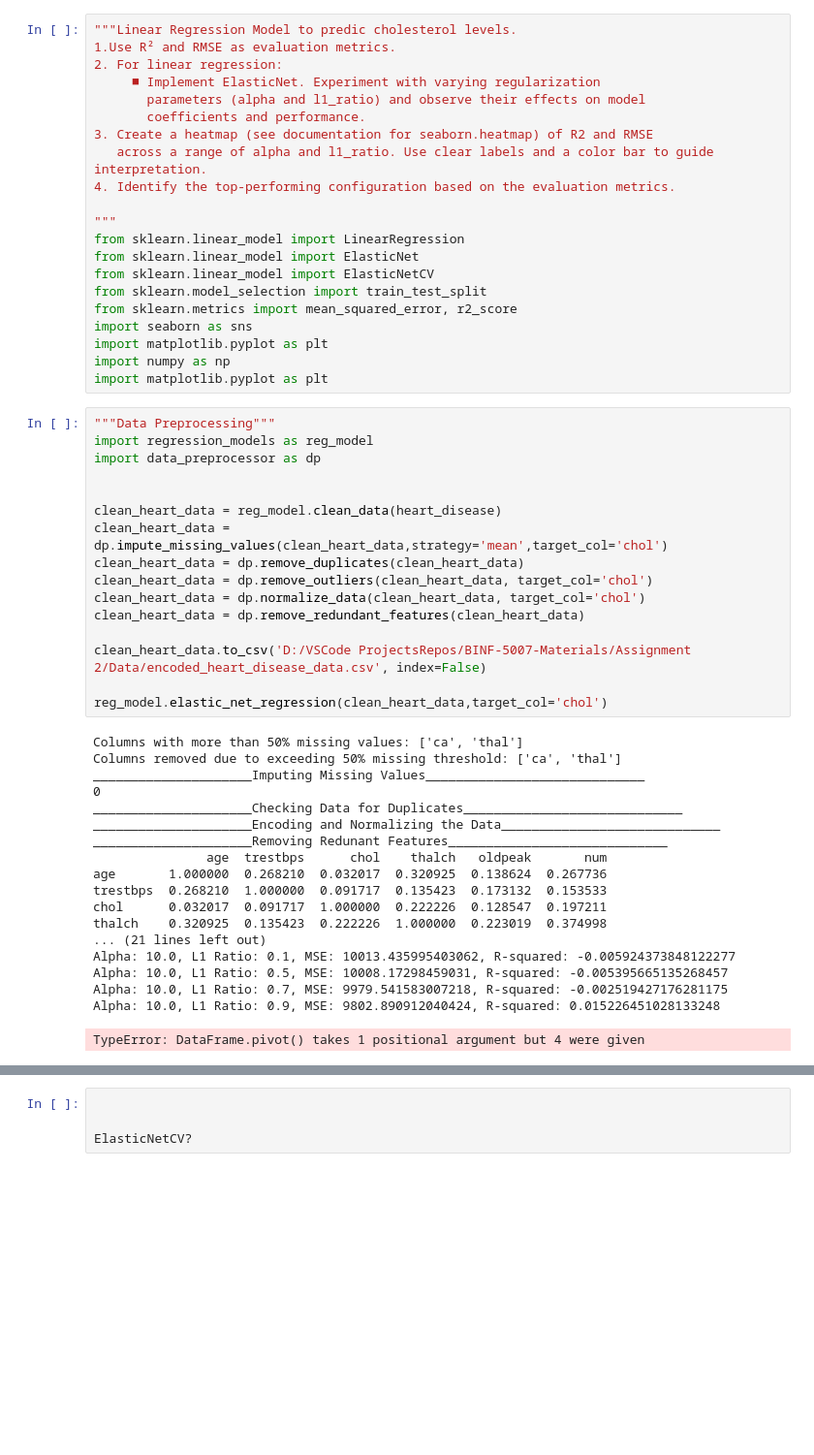
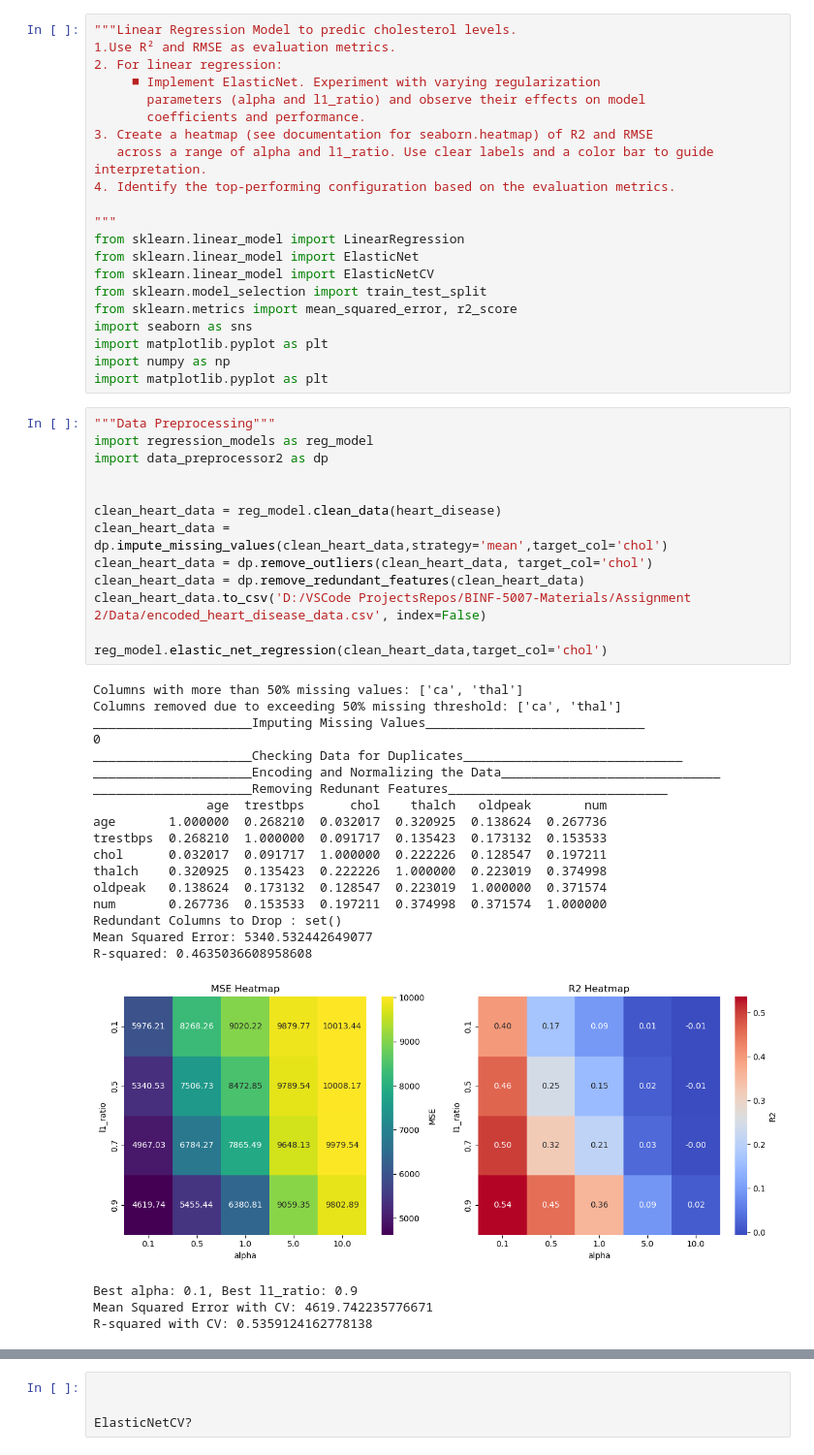
Before and after one commit to codewithprags/BINF-5007-Materials, a Jupyter notebook: Assignment 2/Scripts/main.ipynb, the cells around one changed output, grey strips where cells are left out. Shown at 97% size. Cells and saved outputs as stored; diff of their text form; blank space fills up the shorter version.

Commit message:
cleaning changes for assignment 2 and lab 6

```diff
--- a/Assignment 2/Scripts/main.ipynb
+++ b/Assignment 2/Scripts/main.ipynb
@@ -55,35 +55,35 @@ import matplotlib.pyplot as plt
 # %%
 """Data Preprocessing"""
 import regression_models as reg_model
-import data_preprocessor as dp
+import data_preprocessor2 as dp
 
 
 clean_heart_data = reg_model.clean_data(heart_disease)
 clean_heart_data = dp.impute_missing_values(clean_heart_data,strategy='mean',target_col='chol')
-clean_heart_data = dp.remove_duplicates(clean_heart_data)
 clean_heart_data = dp.remove_outliers(clean_heart_data, target_col='chol')
-clean_heart_data = dp.normalize_data(clean_heart_data, target_col='chol')
 clean_heart_data = dp.remove_redundant_features(clean_heart_data)
-
 clean_heart_data.to_csv('D:/VSCode ProjectsRepos/BINF-5007-Materials/Assignment 2/Data/encoded_heart_disease_data.csv', index=False)
 
 reg_model.elastic_net_regression(clean_heart_data,target_col='chol')
 # %% [output]
 Columns with more than 50% missing values: ['ca', 'thal']
 Columns removed due to exceeding 50% missing threshold: ['ca', 'thal']
 _____________________Imputing Missing Values_____________________________
 0
 _____________________Checking Data for Duplicates_____________________________
 _____________________Encoding and Normalizing the Data_____________________________
 _____________________Removing Redunant Features_____________________________
                age  trestbps      chol    thalch   oldpeak       num
 age       1.000000  0.268210  0.032017  0.320925  0.138624  0.267736
 trestbps  0.268210  1.000000  0.091717  0.135423  0.173132  0.153533
 chol      0.032017  0.091717  1.000000  0.222226  0.128547  0.197211
 thalch    0.320925  0.135423  0.222226  1.000000  0.223019  0.374998
-... (21 lines left out)
-Alpha: 10.0, L1 Ratio: 0.1, MSE: 10013.435995403062, R-squared: -0.005924373848122277
-Alpha: 10.0, L1 Ratio: 0.5, MSE: 10008.17298459031, R-squared: -0.005395665135268457
-Alpha: 10.0, L1 Ratio: 0.7, MSE: 9979.541583007218, R-squared: -0.002519427176281175
-Alpha: 10.0, L1 Ratio: 0.9, MSE: 9802.890912040424, R-squared: 0.015226451028133248
+oldpeak   0.138624  0.173132  0.128547  0.223019  1.000000  0.371574
+num       0.267736  0.153533  0.197211  0.374998  0.371574  1.000000
+Redundant Columns to Drop : set()
+Mean Squared Error: 5340.532442649077
+R-squared: 0.4635036608958608
+[figure, added]
-TypeError: DataFrame.pivot() takes 1 positional argument but 4 were given
+Best alpha: 0.1, Best l1_ratio: 0.9
+Mean Squared Error with CV: 4619.742235776671
+R-squared with CV: 0.5359124162778138
```
Also changed, not shown: parts of 1 cell of this notebook, 3 other files.
